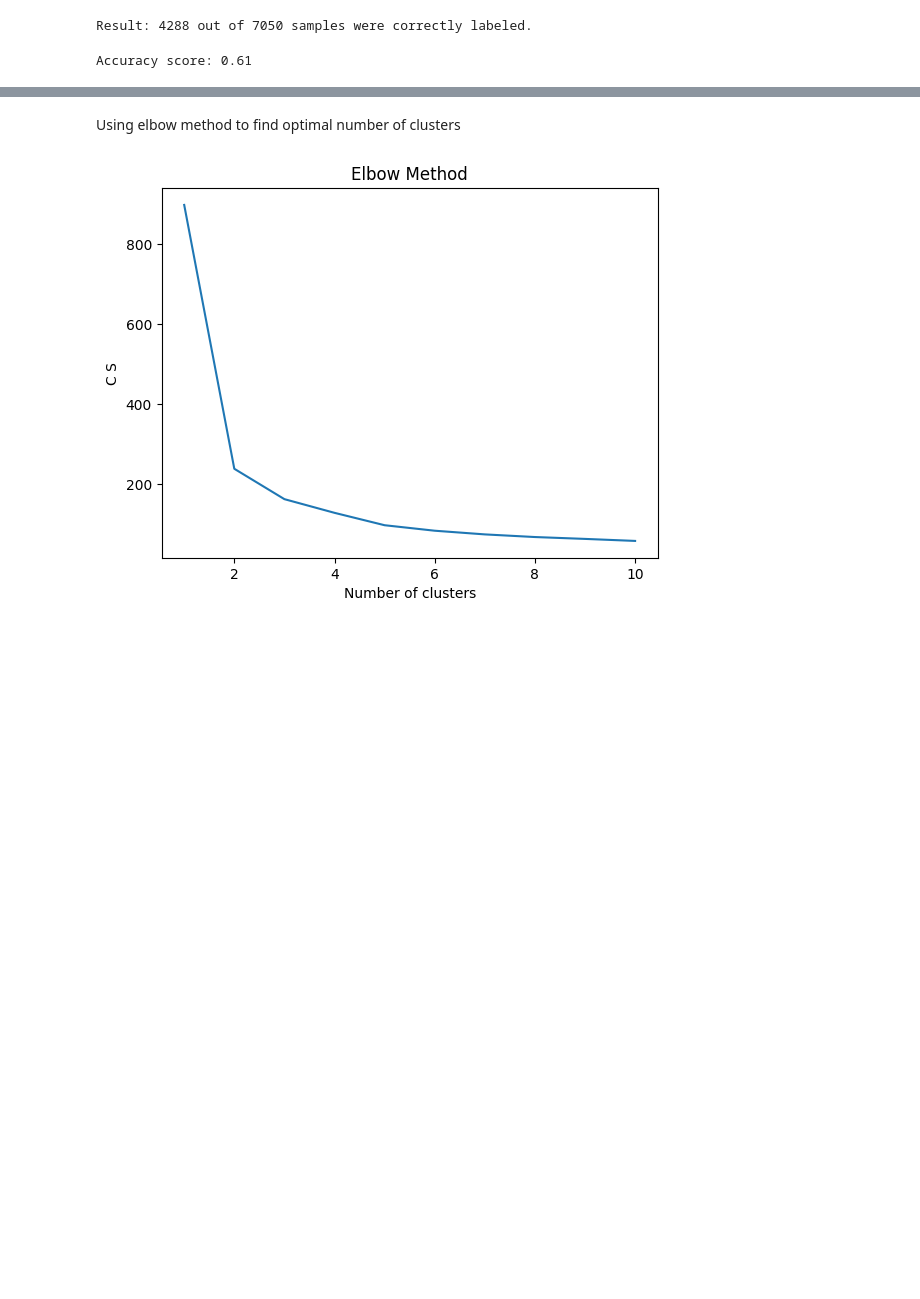
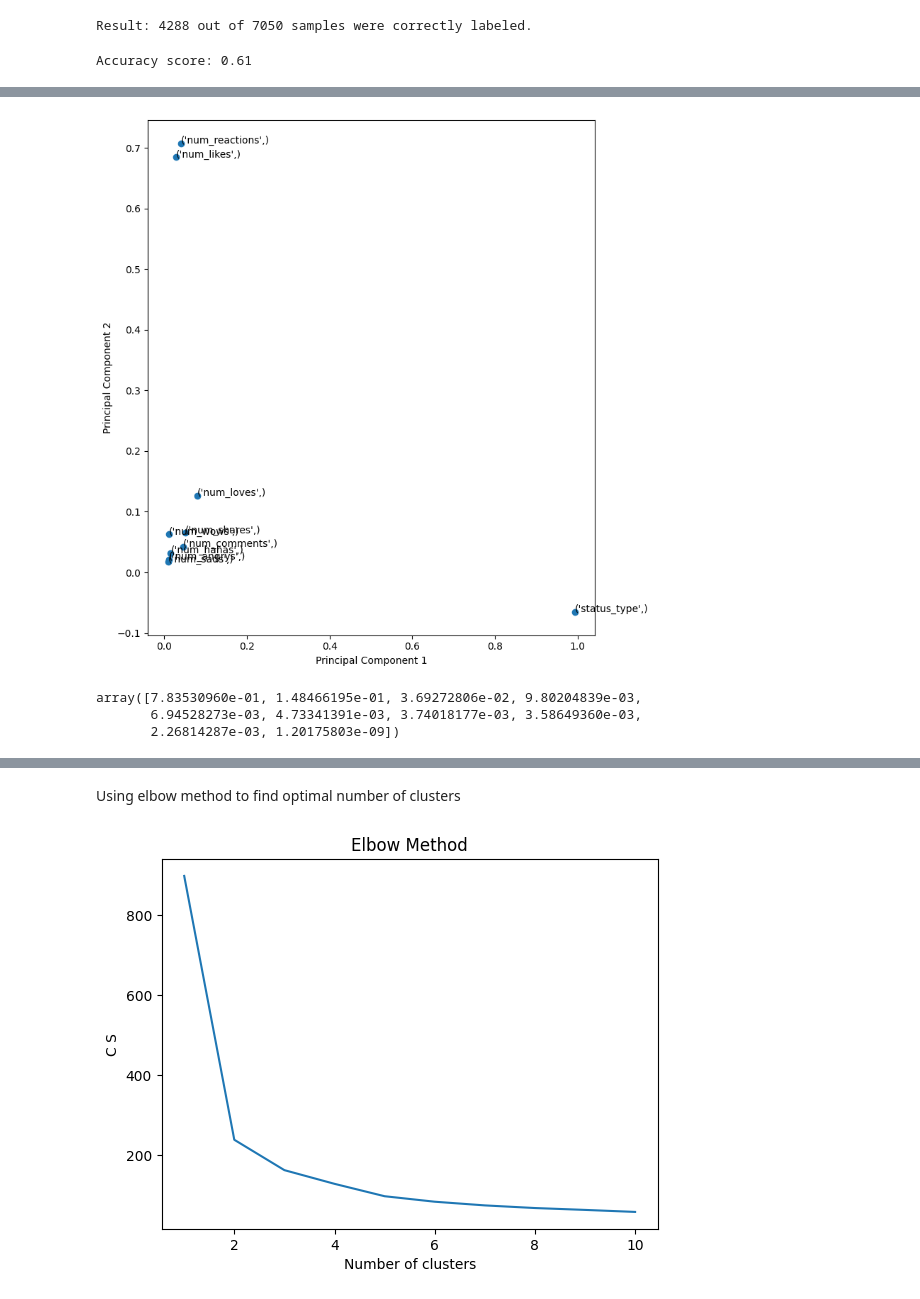
Before and after one commit to chetnathakur1/Unsupervised_Algos, a Jupyter notebook: K-means.ipynb, the cells around one changed output, grey strips where cells are left out. Cells and saved outputs as stored; diff of their text form; code cells hidden in the pictures; blank space fills up the shorter version.

```diff
--- a/K-means.ipynb
+++ b/K-means.ipynb
@@ -264,0 +269,4 @@ Accuracy score: 0.61
+# %%
+pca = PCA(svd_solver='randomized', random_state=42)
+# %%
+pca.fit(X)
@@ -264,0 +299,4 @@ Accuracy score: 0.61
+# %%
+colnames = list(X.columns)
+pcs_df = pd.DataFrame({'PC1': pca.components_[0],'PC2':pca.components_[1], 'Feature':colnames})
+pcs_df
@@ -264,0 +315,18 @@ Accuracy score: 0.61
+# %%
+%matplotlib inline
+fig = plt.figure(figsize = (8,8))
+plt.scatter(pcs_df.PC1, pcs_df.PC2)
+plt.xlabel('Principal Component 1')
+plt.ylabel('Principal Component 2')
+for i, txt in enumerate(pcs_df.Feature):
+    plt.annotate(txt, (pcs_df.PC1[i],pcs_df.PC2[i]))
+plt.tight_layout()
+plt.show()
+# %% [output]
+[figure, added]
+# %%
+pca.explained_variance_ratio_
+# %% [output]
+array([7.83530960e-01, 1.48466195e-01, 3.69272806e-02, 9.80204839e-03,
+       6.94528273e-03, 4.73341391e-03, 3.74018177e-03, 3.58649360e-03,
+       2.26814287e-03, 1.20175803e-09])
```
Also changed, not shown: parts of 14 cells of this notebook, 3 other files.
